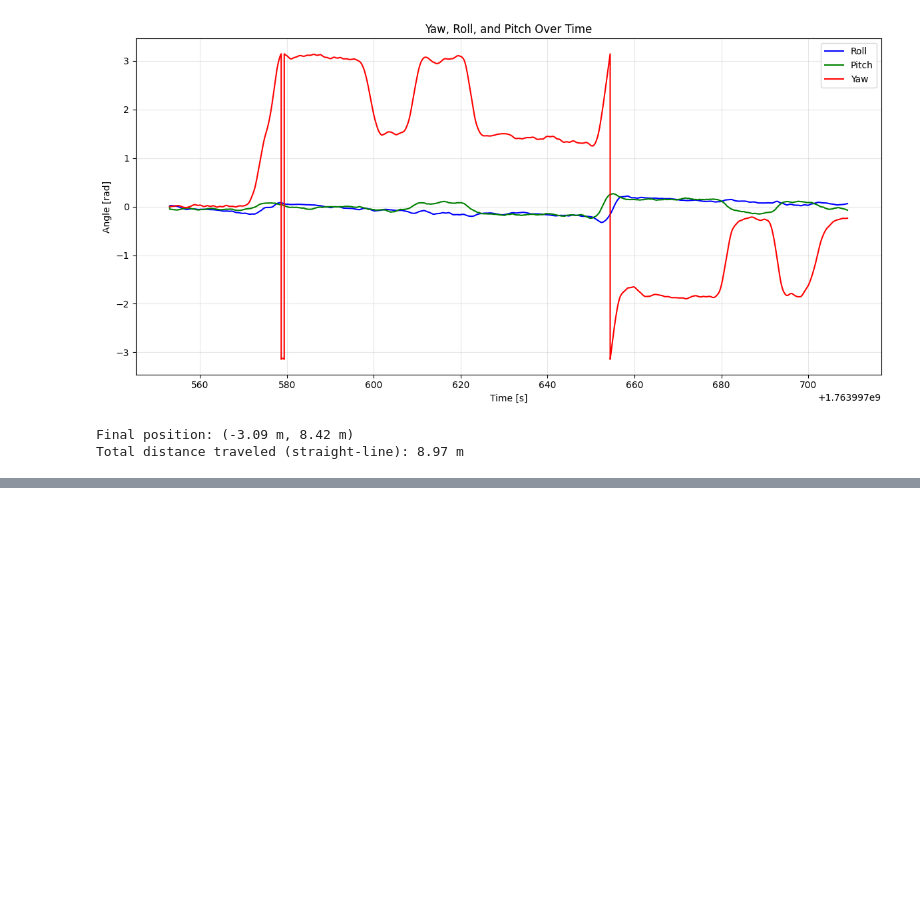
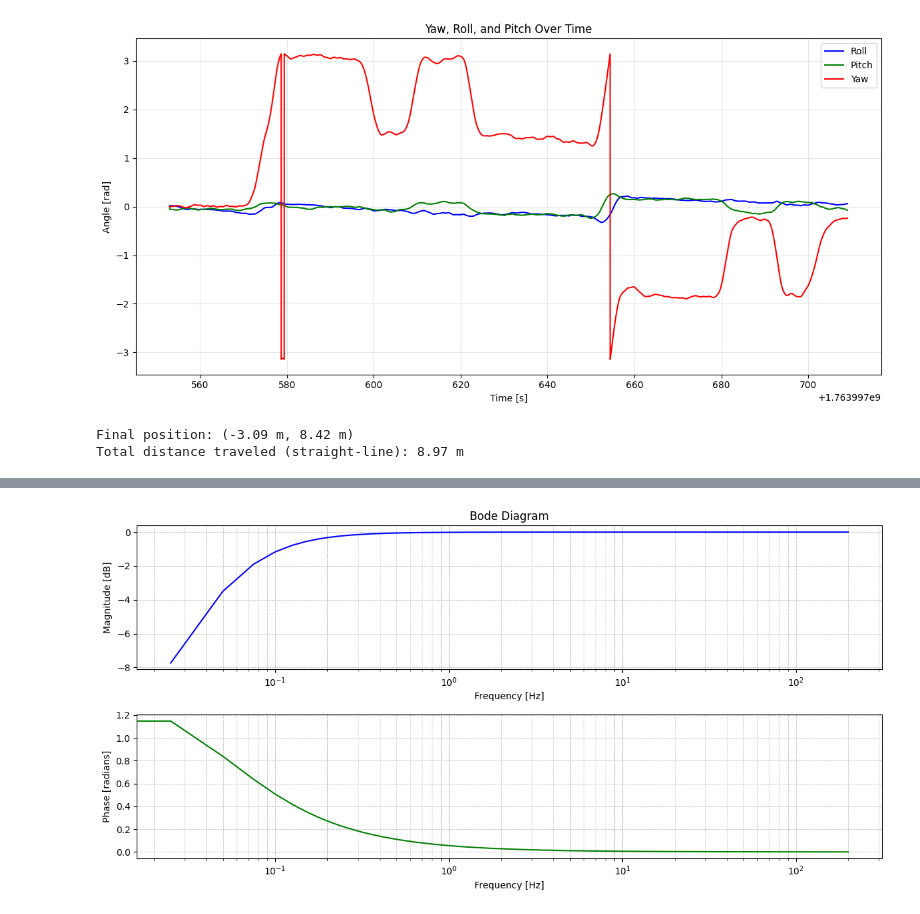
Before and after one commit to mamdaliof/RPCN---November-2025, a Jupyter notebook: RPCN_PART_A2/src/assignment2.ipynb, the cells around one changed output, grey strips where cells are left out. Saved outputs shown, nothing was run; the diff lists cells and outputs as text; code cells hidden in the pictures; blank space fills up the shorter version.

```diff
--- a/RPCN_PART_A2/src/assignment2.ipynb
+++ b/RPCN_PART_A2/src/assignment2.ipynb
@@ -415,0 +446,35 @@ sadsfsadsfsadsfsadasf
+# %%
+from scipy.signal import freqz
+import matplotlib.pyplot as plt
+
+def plot_bode_diagram(b, a, sampling_frequency):
+    w, h = freqz(b, a, worN=8000)
+    frequencies = w * sampling_frequency / (2 * np.pi)  # Convert to Hz
+
+    plt.figure(figsize=(12, 6))
+
+    # Magnitude plot
+    plt.subplot(2, 1, 1)
+    plt.semilogx(frequencies, 20 * np.log10(abs(h)), 'b')
+    plt.title('Bode Diagram')
+    plt.xlabel('Frequency [Hz]')
+    plt.ylabel('Magnitude [dB]')
+    plt.grid(which='both', linestyle='--', linewidth=0.5)
+
+    # Phase plot
+    plt.subplot(2, 1, 2)
+    plt.semilogx(frequencies, np.angle(h), 'g')
+    plt.xlabel('Frequency [Hz]')
+    plt.ylabel('Phase [radians]')
+    plt.grid(which='both', linestyle='--', linewidth=0.5)
+
+    plt.tight_layout()
+    plt.show()
+
+# Example usage
+nyquist = 0.9 * 400
+cutoff = 0.1/nyquist  # Cutoff frequency (normalized)
+b, a = butter(1, cutoff, btype='high')
+plot_bode_diagram(b, a, 400)
+# %% [output]
+[figure, added]
```
Also changed, not shown: parts of 4 cells of this notebook.
